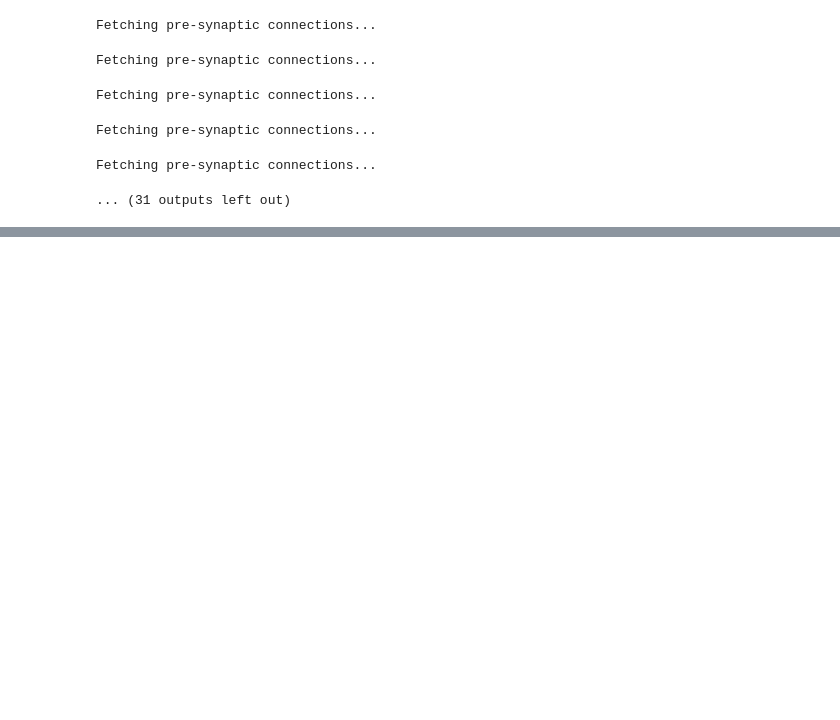
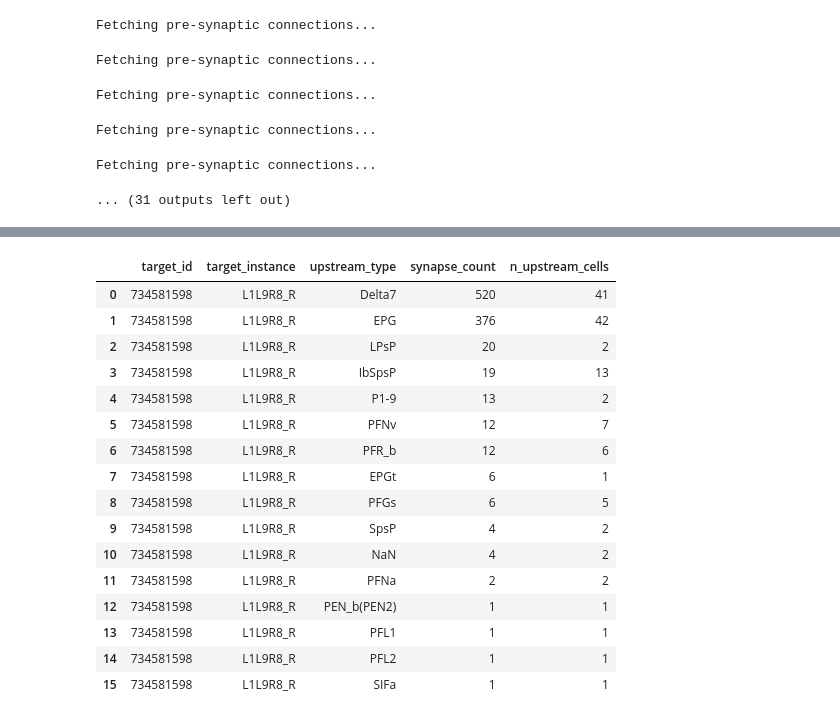
Before and after one commit to sansachenlelele/connectome_analysis_fisherlab, a Jupyter notebook: send_to_fisherlabgithub/notebooks/download_synapsecount_from_neuprint.ipynb, the cells around one changed output, grey strips where cells are left out. Drawn from its saved outputs; the diff is of its cells as text; code cells hidden in the pictures; blank space fills up the shorter version.

```diff
--- a/send_to_fisherlabgithub/notebooks/download_synapsecount_from_neuprint.ipynb
+++ b/send_to_fisherlabgithub/notebooks/download_synapsecount_from_neuprint.ipynb
@@ -189,0 +263,36 @@ Fetching pre-synaptic connections...
+# %%
+summary_df = (
+                conn_df
+                .groupby("type_pre", dropna=False)
+                .agg(
+                    synapse_count=("weight", "sum"),
+                    n_upstream_cells=("bodyId_pre", "nunique"),
+                )
+                .reset_index()
+                .rename(columns={"type_pre": "upstream_type"})
+                .sort_values("synapse_count", ascending=False)
+                .reset_index(drop=True)
+            )
+# %%
+summary_df.insert(0, "target_instance", 'L1L9R8_R')
+summary_df.insert(0, "target_id", neuron_id)
+# %%
+summary_df
+# %% [output]
+|  | target_id | target_instance | upstream_type | synapse_count | n_upstream_cells |
+| 0 | 734581598 | L1L9R8_R | Delta7 | 520 | 41 |
+| 1 | 734581598 | L1L9R8_R | EPG | 376 | 42 |
+| 2 | 734581598 | L1L9R8_R | LPsP | 20 | 2 |
+| 3 | 734581598 | L1L9R8_R | IbSpsP | 19 | 13 |
+| 4 | 734581598 | L1L9R8_R | P1-9 | 13 | 2 |
+| 5 | 734581598 | L1L9R8_R | PFNv | 12 | 7 |
+| 6 | 734581598 | L1L9R8_R | PFR_b | 12 | 6 |
+| 7 | 734581598 | L1L9R8_R | EPGt | 6 | 1 |
+| 8 | 734581598 | L1L9R8_R | PFGs | 6 | 5 |
+| 9 | 734581598 | L1L9R8_R | SpsP | 4 | 2 |
+| 10 | 734581598 | L1L9R8_R | NaN | 4 | 2 |
+| 11 | 734581598 | L1L9R8_R | PFNa | 2 | 2 |
+| 12 | 734581598 | L1L9R8_R | PEN_b(PEN2) | 1 | 1 |
+| 13 | 734581598 | L1L9R8_R | PFL1 | 1 | 1 |
+| 14 | 734581598 | L1L9R8_R | PFL2 | 1 | 1 |
+| 15 | 734581598 | L1L9R8_R | SIFa | 1 | 1 |
```
Also changed, not shown: parts of 5 cells of this notebook, 45 other files.
